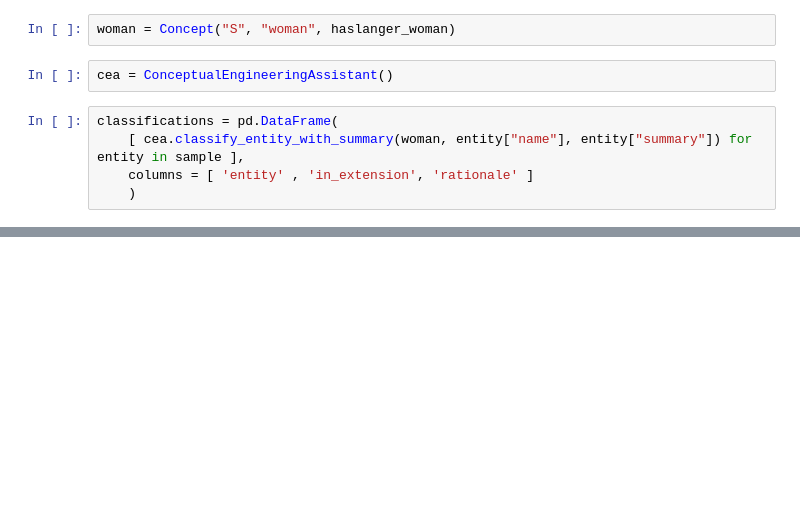
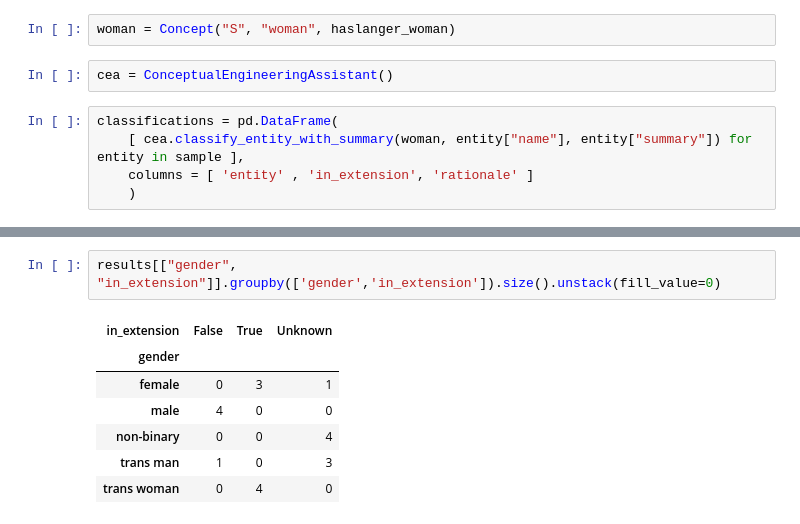
Before and after one commit to bradleypallen/conceptual-engineering-using-llms, a Jupyter notebook: cea_test_harness_1.ipynb, the cells around one changed output, grey strips where cells are left out. Drawn from its saved outputs; the diff is of its cells as text; blank space fills up the shorter version.

```diff
--- a/cea_test_harness_1.ipynb
+++ b/cea_test_harness_1.ipynb
@@ -84,0 +77,10 @@ results_styler.set_table_styles([dict(selector='th', props=[('text-align', 'cent
+# %%
+results[["gender", "in_extension"]].groupby(['gender','in_extension']).size().unstack(fill_value=0)
+# %% [output]
+| in_extension | False | True | Unknown |
+| gender |  |  |  |
+| female | 0 | 3 | 1 |
+| male | 4 | 0 | 0 |
+| non-binary | 0 | 0 | 4 |
+| trans man | 1 | 0 | 3 |
+| trans woman | 0 | 4 | 0 |
```
Also changed, not shown: parts of 4 cells of this notebook.
